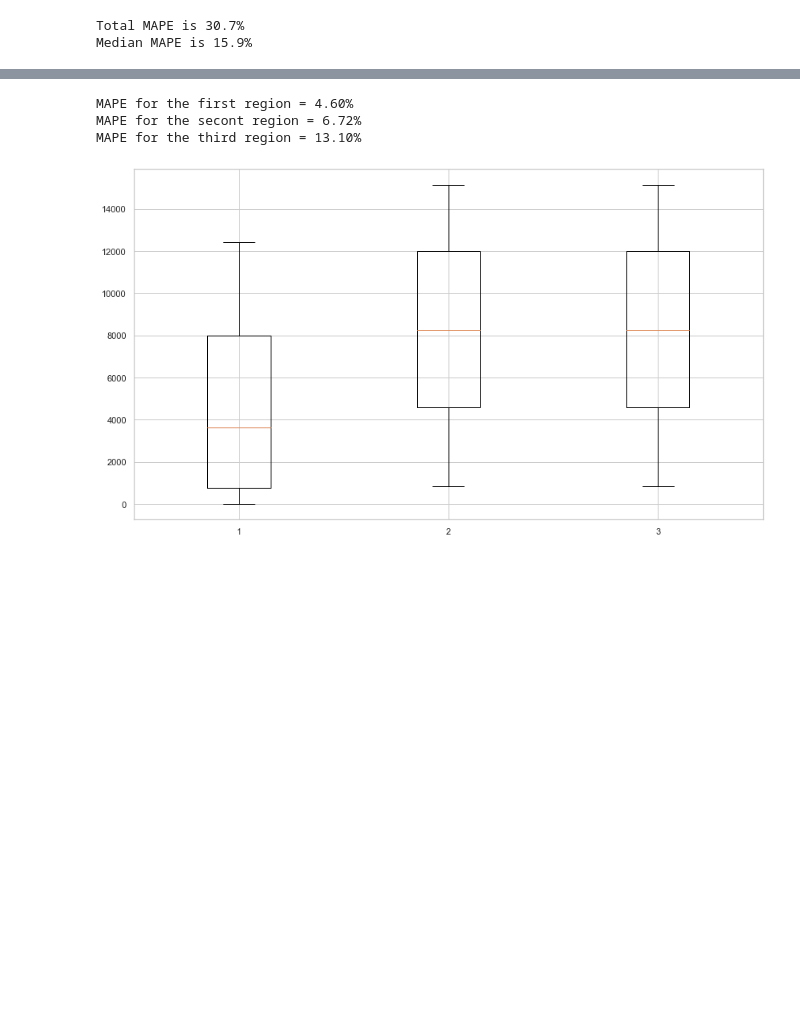
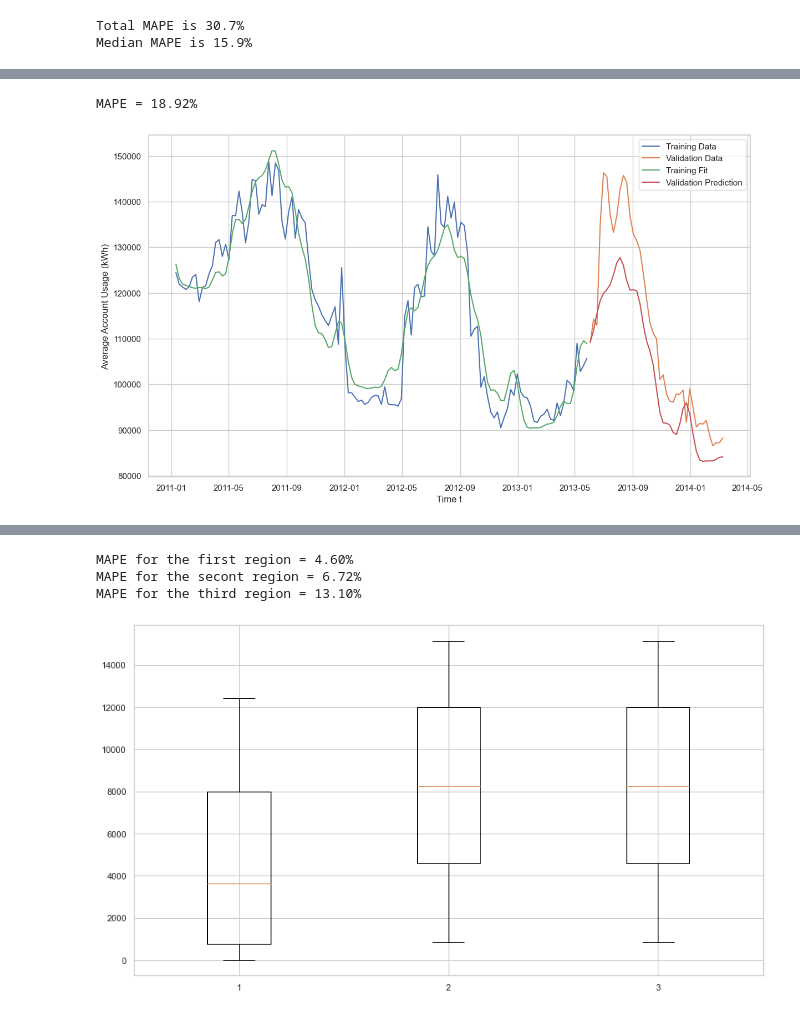
Before and after one commit to kevintaylor99/Forecasting-Project-1, a Jupyter notebook: Model & Analysis/Modeling_Analysis.ipynb, the cells around one changed output, grey strips where cells are left out. Drawn from its saved outputs; the diff is of its cells as text; code cells hidden in the pictures; blank space fills up the shorter version.

Commit message:
more sarima and prophet

```diff
--- a/Model & Analysis/Modeling_Analysis.ipynb
+++ b/Model & Analysis/Modeling_Analysis.ipynb
@@ -212,3 +197,24 @@ print('Median MAPE is {:.1%}'.format(np.median(mapes)))
 # %% [output]
 Total MAPE is 30.7%
 Median MAPE is 15.9%
+# %%
+# Initial Validation set for FB Prophet Model
+train, valid, fit, predictions = walk_forward_validation_prophet( # try to fit one validation set with a vanilla SARIMAX
+    weekly_overall,
+    round(len(weekly_overall)*0.2),
+    round(len(weekly_overall)*0.2),
+    type = 'valid',
+    period = 365.25,
+    fourier_order = 12,
+    monthly = False
+    )
+
+plt.plot(train, label = 'Training Data') # plot validation vs. fit
+plt.plot(valid, label = 'Validation Data')
+plt.plot(fit, label = 'Training Fit')
+plt.plot(predictions, label = 'Validation Prediction')
+plt.xlabel('Time t')
+plt.ylabel('Average Account Usage (kWh)')
+plt.legend()
+print("MAPE = {:0.2%}".format(MAPE(valid.value.values, predictions.values)))
+# %% [output]
@@ -214,0 +223,2 @@ Median MAPE is 15.9%
+MAPE = 18.92%
+[figure, added]
```
Also changed, not shown: parts of 11 cells of this notebook, 1 other file.
